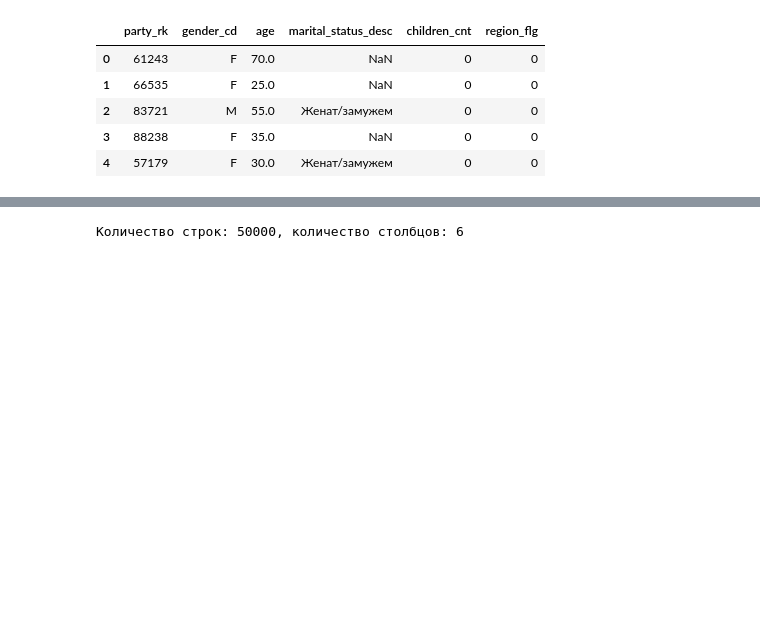
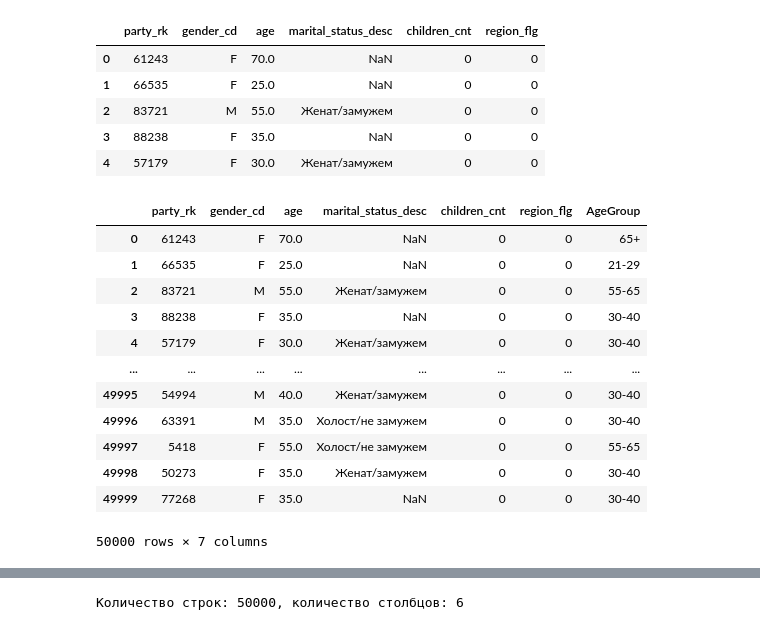
Before and after one commit to Stuksus/Hakaton_Finodays, a Jupyter notebook: temp_version.ipynb, the cells around one changed output, grey strips where cells are left out. Saved outputs shown, nothing was run; the diff lists cells and outputs as text; code cells hidden in the pictures; blank space fills up the shorter version.

```diff
--- a/temp_version.ipynb
+++ b/temp_version.ipynb
@@ -64,12 +41,12 @@ pd.set_option('display.max_rows', 500)
 # %%
 # загружаем данные
-df_test = pd.read_csv('avk_hackathon_data_test_transactions.csv', encoding='utf-8')
-df_story_texts= pd.read_csv('avk_hackathon_data_story_texts.csv')
-df_socdem = pd.read_csv('avk_hackathon_data_party_x_socdem.csv')
-df_products = pd.read_csv('avk_hackathon_data_party_products.csv')
-df_balance = pd.read_csv('avk_hackathon_data_account_x_balance.csv')
-df_train = pd.read_csv('avk_hackathon_data_train_transactions.csv')
-df_stories_logs = pd.read_csv('avk_hackathon_data_story_logs.csv')
+df_test = pd.read_csv("/content/drive/MyDrive/Хакатон/tinkoff_hackathon_data/avk_hackathon_data_test_transactions.csv")
+df_story_texts= pd.read_csv("/content/drive/MyDrive/Хакатон/tinkoff_hackathon_data/avk_hackathon_data_story_texts.csv")
+df_socdem = pd.read_csv("/content/drive/MyDrive/Хакатон/tinkoff_hackathon_data/avk_hackathon_data_party_x_socdem.csv")
+df_products = pd.read_csv("/content/drive/MyDrive/Хакатон/tinkoff_hackathon_data/avk_hackathon_data_party_products.csv")
+df_balance = pd.read_csv("/content/drive/MyDrive/Хакатон/tinkoff_hackathon_data/avk_hackathon_data_account_x_balance.csv")
+df_train = pd.read_csv("/content/drive/MyDrive/Хакатон/tinkoff_hackathon_data/avk_hackathon_data_train_transactions.csv")
+df_stories_logs = pd.read_csv("/content/drive/MyDrive/Хакатон/tinkoff_hackathon_data/avk_hackathon_data_story_logs.csv")
 # %% [markdown]
 ### Анализ тренировочной выборки  <a class="anchor" id="ch21"></a>
 # %% [markdown]
@@ -171,0 +186,23 @@ df_socdem.head()
+# %%
+df_socdem.loc[(df_socdem.age < 21),  'AgeGroup'] = '0-21'
+df_socdem.loc[(21 <= df_socdem.age),  'AgeGroup'] = '21-29'
+df_socdem.loc[(30 <= df_socdem.age),  'AgeGroup'] = '30-40'
+df_socdem.loc[(41 <= df_socdem.age),  'AgeGroup'] = '41-54'
+df_socdem.loc[(54 <= df_socdem.age),  'AgeGroup'] = '55-65'
+df_socdem.loc[(65 <= df_socdem.age),  'AgeGroup'] = '65+'
+# %%
+df_socdem
+# %% [output]
+|  | party_rk | gender_cd | age | marital_status_desc | children_cnt | region_flg | AgeGroup |
+| 0 | 61243 | F | 70.0 | NaN | 0 | 0 | 65+ |
+| 1 | 66535 | F | 25.0 | NaN | 0 | 0 | 21-29 |
+| 2 | 83721 | M | 55.0 | Женат/замужем | 0 | 0 | 55-65 |
+| 3 | 88238 | F | 35.0 | NaN | 0 | 0 | 30-40 |
+| 4 | 57179 | F | 30.0 | Женат/замужем | 0 | 0 | 30-40 |
+| ... | ... | ... | ... | ... | ... | ... | ... |
+| 49995 | 54994 | M | 40.0 | Женат/замужем | 0 | 0 | 30-40 |
+| 49996 | 63391 | M | 35.0 | Холост/не замужем | 0 | 0 | 30-40 |
+| 49997 | 5418 | F | 55.0 | Холост/не замужем | 0 | 0 | 55-65 |
+| 49998 | 50273 | F | 35.0 | Женат/замужем | 0 | 0 | 30-40 |
+| 49999 | 77268 | F | 35.0 | NaN | 0 | 0 | 30-40 |
+50000 rows × 7 columns
```
Also changed, not shown: parts of 32 cells of this notebook.
